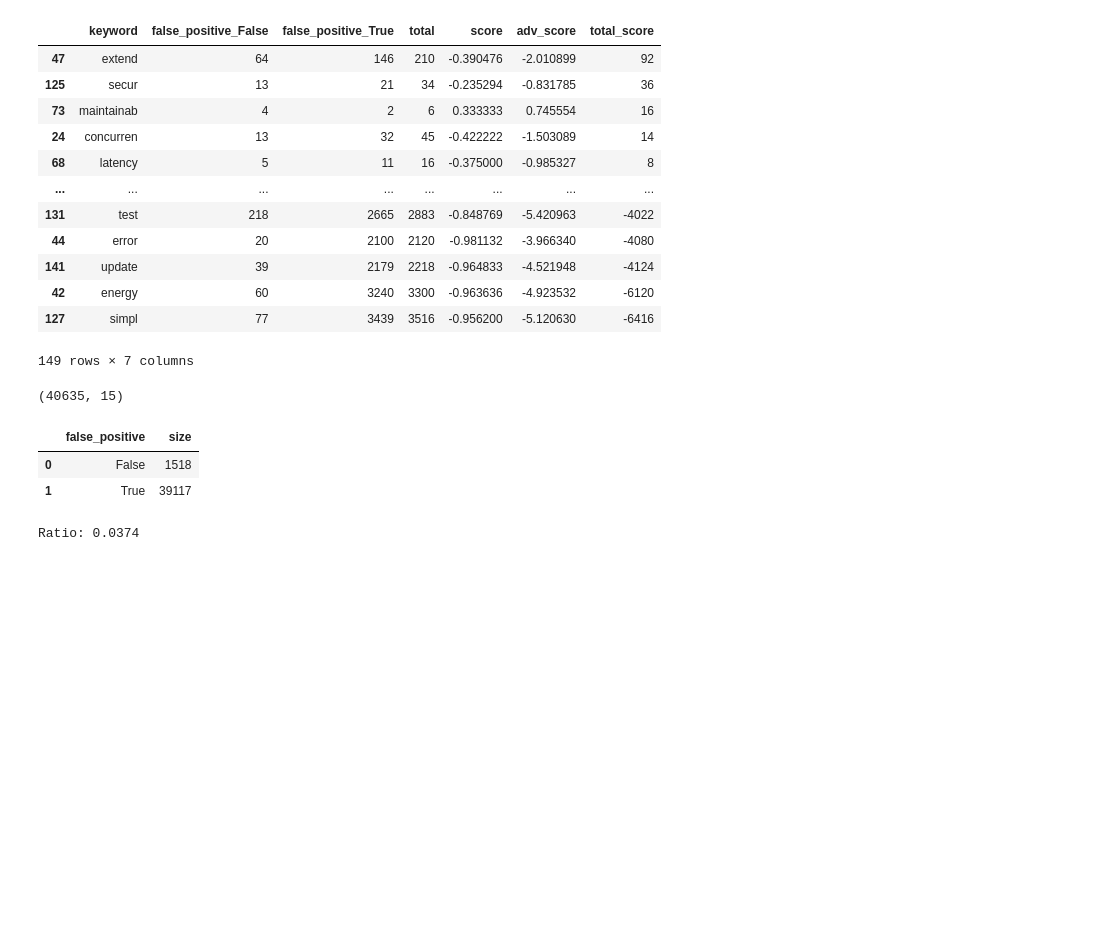
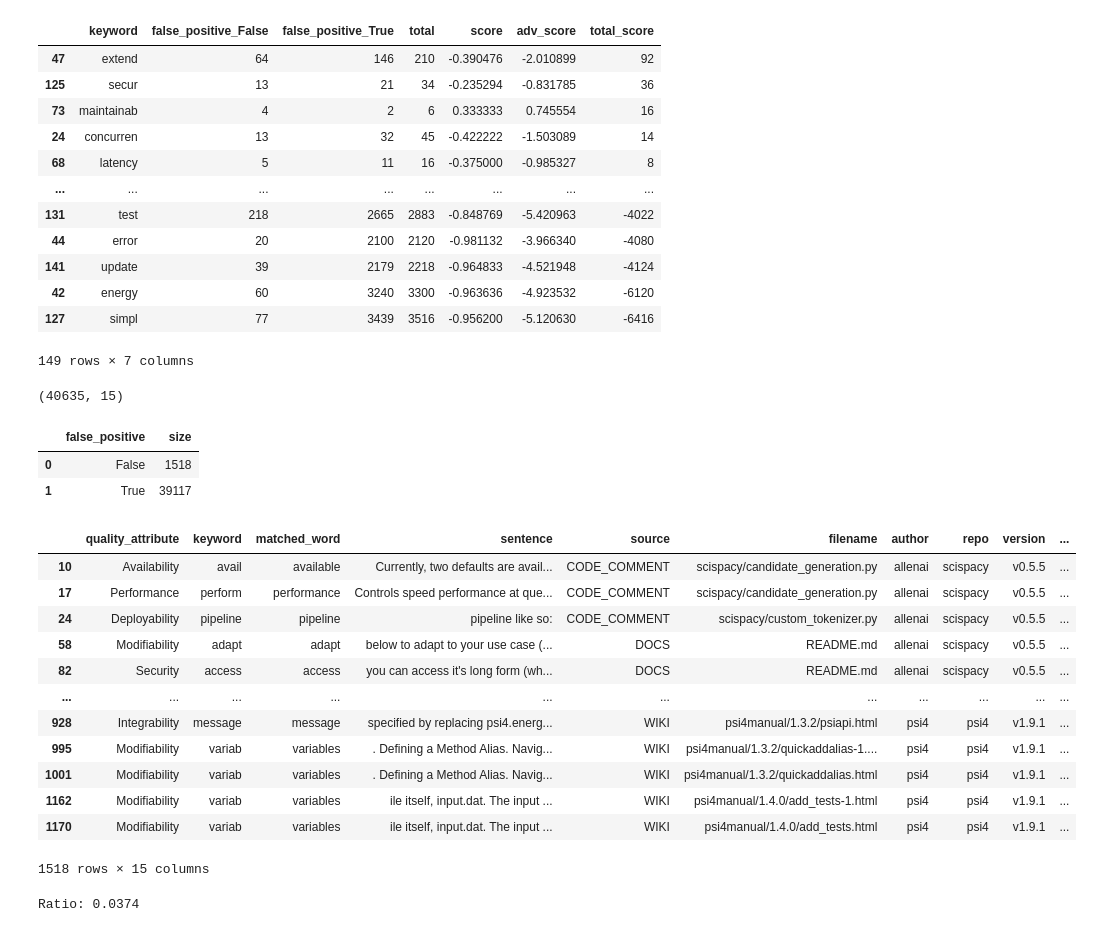
Before and after one commit to dmitrijs-voronovs/scientific-software-architecture-analysis, a Jupyter notebook: keyword_analysis.llm_validation_all.ipynb, the cells around one changed output. Cells and saved outputs as stored; diff of their text form; code cells hidden in the pictures; blank space fills up the shorter version.

```diff
--- a/keyword_analysis.llm_validation_all.ipynb
+++ b/keyword_analysis.llm_validation_all.ipynb
@@ -162,6 +162,25 @@ totals
 |  | false_positive | size |
 | 0 | False | 1518 |
 | 1 | True | 39117 |
+# %%
+totals2 = df.groupby(['false_positive'])
+totals2.get_group((False,)).to_csv(get_csv_dir_path("total_true_positives.csv"))
+totals2.get_group((True,)).to_csv(get_csv_dir_path("total_false_positives.csv"))
+totals2.get_group((False,))
+# %% [output]
+|  | quality_attribute | keyword | matched_word | sentence | source | filename | author | repo | version | ... |
+| 10 | Availability | avail | available | Currently, two defaults are avail... | CODE_COMMENT | scispacy/candidate_generation.py | allenai | scispacy | v0.5.5 | ... |
+| 17 | Performance | perform | performance | Controls speed performance at que... | CODE_COMMENT | scispacy/candidate_generation.py | allenai | scispacy | v0.5.5 | ... |
+| 24 | Deployability | pipeline | pipeline | pipeline like so: | CODE_COMMENT | scispacy/custom_tokenizer.py | allenai | scispacy | v0.5.5 | ... |
+| 58 | Modifiability | adapt | adapt | below to adapt to your use case (... | DOCS | README.md | allenai | scispacy | v0.5.5 | ... |
+| 82 | Security | access | access | you can access it's long form (wh... | DOCS | README.md | allenai | scispacy | v0.5.5 | ... |
+| ... | ... | ... | ... | ... | ... | ... | ... | ... | ... | ... |
+| 928 | Integrability | message | message | specified by replacing psi4.energ... | WIKI | psi4manual/1.3.2/psiapi.html | psi4 | psi4 | v1.9.1 | ... |
+| 995 | Modifiability | variab | variables | ﻿. Defining a Method Alias. Navig... | WIKI | psi4manual/1.3.2/quickaddalias-1.... | psi4 | psi4 | v1.9.1 | ... |
+| 1001 | Modifiability | variab | variables | ﻿. Defining a Method Alias. Navig... | WIKI | psi4manual/1.3.2/quickaddalias.html | psi4 | psi4 | v1.9.1 | ... |
+| 1162 | Modifiability | variab | variables | ile itself, input.dat. The input ... | WIKI | psi4manual/1.4.0/add_tests-1.html | psi4 | psi4 | v1.9.1 | ... |
+| 1170 | Modifiability | variab | variables | ile itself, input.dat. The input ... | WIKI | psi4manual/1.4.0/add_tests.html | psi4 | psi4 | v1.9.1 | ... |
+1518 rows × 15 columns
 # %%
 good_matches = totals.loc[totals['false_positive'] == False, 'size'].iloc[0]
 total_size = totals['size'].sum()
```
Also changed, not shown: 7 other files.
